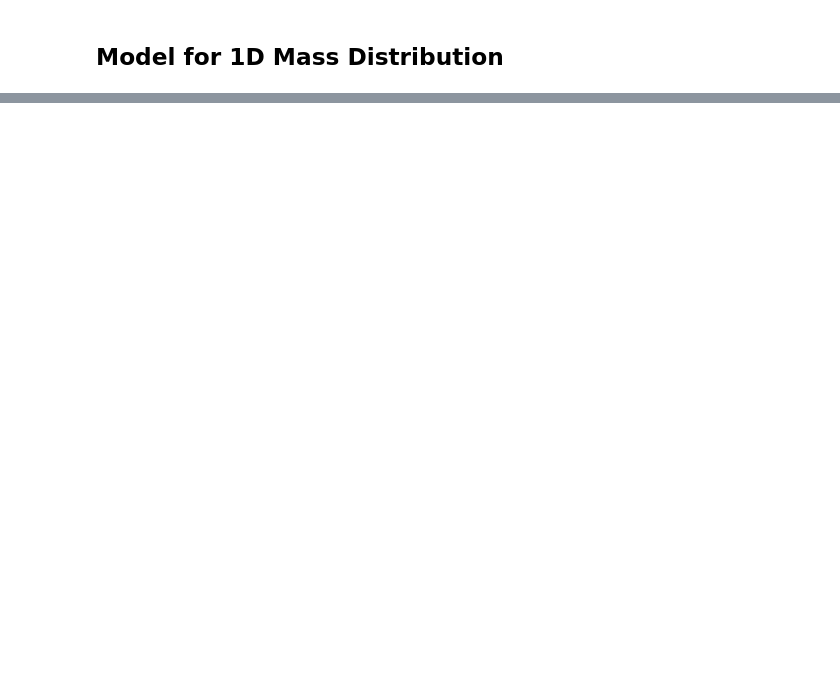
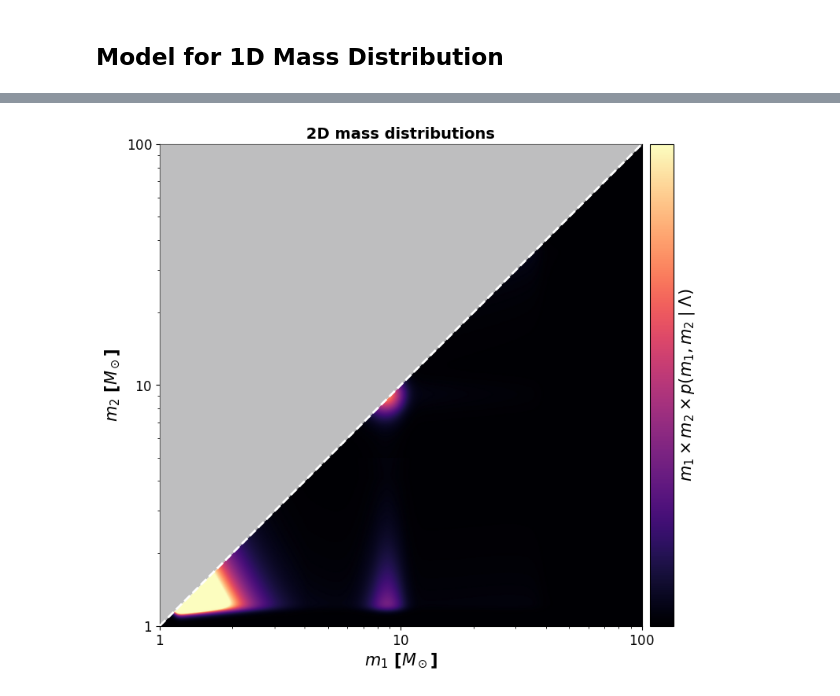
Before and after one commit to weizmannk/cbc-population-distributions, a Jupyter notebook: scripts/quick_start.ipynb, the cells around one changed output, grey strips where cells are left out. Saved outputs shown, nothing was run; the diff lists cells and outputs as text; code cells hidden in the pictures; blank space fills up the shorter version.

```diff
--- a/scripts/quick_start.ipynb
+++ b/scripts/quick_start.ipynb
@@ -278,16 +212,0 @@ PARAMS_INFO = {
-# %%
-# ============================================================================
-# File Paths Configuration
-# ============================================================================
-# Directory structure
-DATA_DIR = "../data"
-
-# Remote data sources (archived for reference)
-# HYP_FILENAME = "baseline5_widesigmachi2_mass_NotchFilterBinnedPairingMassDistribution_redshift_powerlaw_mag_iid_spin_magnitude_gaussian_tilt_iid_spin_orientation_result.hdf5"
-# HYP_URL = f"https://dcc.ligo.org/LIGO-T2500311/public/{HYP_FILENAME}"
-# CBC_FILENAME = "GWTC4_BrokenPowerLawTwoPeaks_baseline5e_population.hdf5"
-# CBC_URL = f"https://dcc.ligo.org/LIGO-T2500311/public/{CBC_FILENAME}"
-
-# Local data files
-HYPER_FILE = os.path.join(DATA_DIR, "AllCBC_FullPop.h5")
-CBC_MASS_DISTRIBUTION_FILE = os.path.join(DATA_DIR, "fullpop4.h5")
@@ -701,34 +1124,55 @@ def plot_pdf_kde_with_ratio(grid, pdf_model, samples, xlabel):
 # %%
-# m = np.geomspace(1, 100, 1_000_000)
-# --- Theoretical GWTC-4 model (normalized PDF) ---
-pdf_model = model / simpson(model, m)
+# Figure - 2D joint distribution
+weighted_dist = m1_grid * m2_grid * p_m1m2
 
-# --- Simulated distributions GWTC-4 ---
-m1 = table["mass1"]
-m2 = table["mass2"]
+fig, ax = plt.subplots(figsize=(8, 7), subplot_kw=dict(aspect=1))
+ax.set_xlim(MASS_MIN, MASS_MAX)
+ax.set_ylim(MASS_MIN, MASS_MAX)
+ax.set_xscale("log")
+ax.set_yscale("log")
+ax.set_xlabel(r"$m_1$ [$M_\odot$]", fontsize=15, fontweight="600")
+ax.set_ylabel(r"$m_2$ [$M_\odot$]", fontsize=15, fontweight="600")
 
-_m1, _m2 = np.meshgrid(m, m)
-_pow_1 = hyperparams["beta_pair_1"]
-_pow_2 = hyperparams["beta_pair_2"]
-_p_m1m2 = np.outer(pdf_model, pdf_model) * (
-    (_m2 < hyperparams["mbreak"]) * (_m2 / _m1) ** _pow_1
-    + (_m2 >= hyperparams["mbreak"]) * (_m2 / _m1) ** _pow_2
+vmax = np.percentile(weighted_dist[weighted_dist > 0], VMAX_PERCENTILE)
+
+img = ax.pcolormesh(
+    m_2d,
+    m_2d,
+    weighted_dist,
+    vmin=0,
+    vmax=vmax,
+    shading="gouraud",
+    rasterized=True,
+    cmap="magma",
 )
-_p_m1m2 *= (_m1 >= _m2) & np.logical_not((_m1 > 60) & (_m2 < 3))
-_p_m2 = np.trapezoid(_p_m1m2, m, axis=-1)
-_p_m1 = np.trapezoid(_p_m1m2, m, axis=0)
 
-# Theoretical normalized PDF
-_p_m1 /= np.trapezoid(_p_m1, m)
-_p_m2 /= np.trapezoid(_p_m2, m)
+divider = make_axes_locatable(ax)
+cax = divider.append_axes("right", size="5%", pad=0.1)
+cbar = plt.colorbar(img, cax=cax)
+cbar.set_label(
+    r"$m_1 \times m_2 \times p(m_1, m_2 \mid \Lambda)$",
+    fontsize=15,
+    fontweight="600",
+)
+cbar.set_ticks([])
 
-grid = m[
-    (m >= max(1.0, np.min([m1.min(), m2.min()])))
-    & (m <= min(100.0, np.max([m1.max(), m2.max()])))
-]
+# Mask unphysical region (m2 > m1)
+ax.fill_between(
+    [MASS_MIN, MASS_MAX],
+    [MASS_MIN, MASS_MAX],
+    [MASS_MAX, MASS_MAX],
+    color="white",
+    linewidth=0,
+    alpha=0.75,
+    zorder=10,
+)
 
-fig1 = plot_pdf_kde_with_ratio(grid, np.interp(grid, m, _p_m1), m1, r"$m_1\,[M_\odot]$")
-# fig2 = plot_pdf_kde_with_ratio(grid, np.interp(grid, m, _p_m2), m2, r"$m_2\,[M_\odot]$")
-plt.show()
+# Equal-mass line
+ax.plot([MASS_MIN, MASS_MAX], [MASS_MIN, MASS_MAX], "--w", linewidth=2, zorder=11)
+
+fig.suptitle(r"2D mass distributions", fontsize=14, fontweight="bold", y=0.99)
+plt.tight_layout(pad=0.1)
+# %% [output]
+[figure, added]
 # %% [markdown]
 
```
Also changed, not shown: parts of 46 cells of this notebook, 17 other files.
